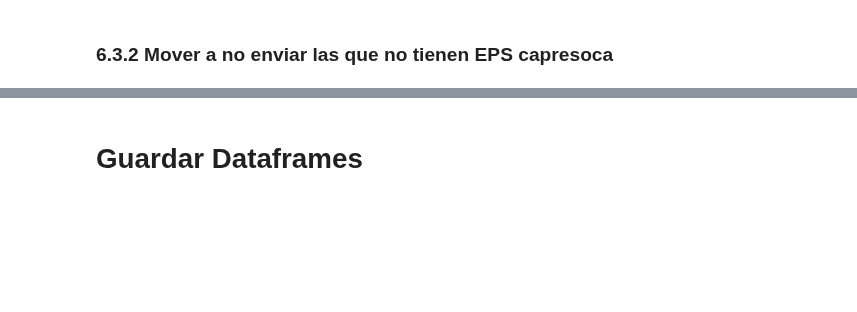
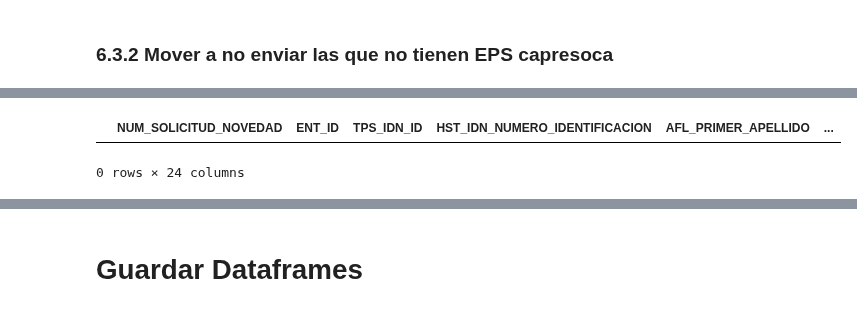
Before and after one commit to yesid95/capresoca-data-automation, a Jupyter notebook: notebooks/Aseguramiento/Corregir NS-NEG.ipynb, the cells around one changed output, grey strips where cells are left out. Saved outputs shown, nothing was run; the diff lists cells and outputs as text; code cells hidden in the pictures; blank space fills up the shorter version.

```diff
--- a/notebooks/Aseguramiento/Corregir NS-NEG.ipynb
+++ b/notebooks/Aseguramiento/Corregir NS-NEG.ipynb
@@ -1396,4 +1851,7 @@ def process_gn0361(Df_NS_NEG, Df_NS_Envio, fecha_hoy):
     return Df_NS_NEG_updated, Df_NS_Envio_updated
 
 # Ejemplo de uso:
+print(Df_NS_Envio.columns)
 Df_NS_NEG, Df_NS_Envio = process_gn0361(Df_NS_NEG, Df_NS_Envio, Fecha)
+Df_NS_Envio = Df_NS_Envio.drop(columns=['Causal','IPSReportada'], errors='ignore')
+print(Df_NS_Envio.columns)
@@ -1399,0 +1883,37 @@ Df_NS_NEG, Df_NS_Envio = process_gn0361(Df_NS_NEG, Df_NS_Envio, Fecha)
+# %%
+def process_gn0390(Df_NS_NEG, DF_No_Enviar):
+    """
+    Procesa la glosa GN0390:
+    - Mueve todos los registros con GN0390 a DF_No_Enviar.
+    - Asigna el motivo "Afiliado portabilidad es igual a la de BDUA." en la columna 'Motivo'.
+    - Elimina las columnas auxiliares ['Glosa_2', 'No_Glosa', 'Code_Glosa'] en DF_No_Enviar.
+    - Devuelve los DataFrames actualizados.
+    """
+    print(f"Antes: Df_NS_NEG = {len(Df_NS_NEG)} registros")
+    print(f"Antes: DF_No_Enviar = {len(DF_No_Enviar)} registros")
+
+    # 1) Filtrar registros con GN0390
+    mask = Df_NS_NEG['Glosa_2'].str.contains('GN0390', na=False)
+    df_gn390 = Df_NS_NEG[mask].copy()
+
+    # 2) Asignar motivo
+    df_gn390['Motivo'] = "Afiliado portabilidad es igual a la de BDUA."
+
+    # 3) Eliminar columnas auxiliares
+    df_gn390 = df_gn390.drop(columns=['Glosa_2', 'No_Glosa', 'Code_Glosa'], errors='ignore')
+
+    # 4) Concatenar con DF_No_Enviar
+    DF_No_Enviar_updated = pd.concat([DF_No_Enviar, df_gn390], ignore_index=True)
+
+    # 5) Mantener en Df_NS_NEG solo los que no tienen GN0390
+    Df_NS_NEG_updated = Df_NS_NEG[~mask].copy()
+
+    print(f"Después: Df_NS_NEG = {len(Df_NS_NEG_updated)} registros")
+    print(f"Después: DF_No_Enviar = {len(DF_No_Enviar_updated)} registros")
+
+    return Df_NS_NEG_updated, DF_No_Enviar_updated
+
+# Implementación de ejemplo:
+print(Df_NS_Envio.columns)
+Df_NS_NEG, DF_No_Enviar = process_gn0390(Df_NS_NEG, DF_No_Enviar)
+print(Df_NS_Envio.columns)
@@ -1612,11 +2207,14 @@ DF_No_Enviar.columns
 # %%
 DF_NS_EPSC25
 DF_No_Enviar
 Df_NS_Envio
 
-# Filtrar el registro donde "HST_IDN_NUMERO_IDENTIFICACION" es igual a "1006414900"
-DF_No_Enviar[DF_No_Enviar["HST_IDN_NUMERO_IDENTIFICACION"] == "1006414900"]
+# Filtrar el registro donde "HST_IDN_NUMERO_IDENTIFICACION" es igual a "74811048"
+Df_NS_Envio[Df_NS_Envio["HST_IDN_NUMERO_IDENTIFICACION"] == "74811048"]
 #Df_NS_NEG[Df_NS_NEG['No_Glosa'] == 4]
+# %% [output]
+|  | NUM_SOLICITUD_NOVEDAD | ENT_ID | TPS_IDN_ID | HST_IDN_NUMERO_IDENTIFICACION | AFL_PRIMER_APELLIDO | ... |
+0 rows × 24 columns
 # %%
 # Imprimir los registros únicos de la columna "Code_Glosa"
 print(Df_NS_NEG['Code_Glosa'].value_counts())
```
Also changed, not shown: parts of 38 cells of this notebook, 4 other files.
